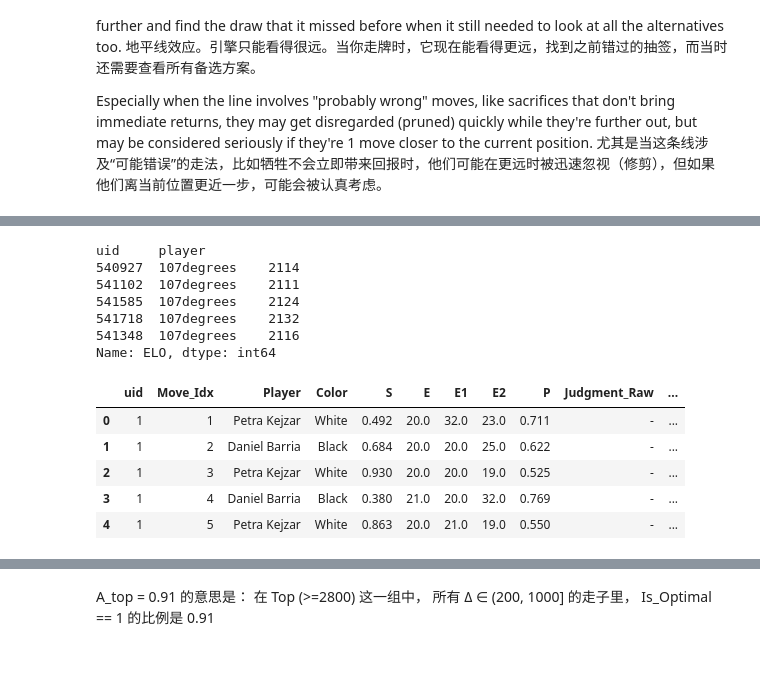
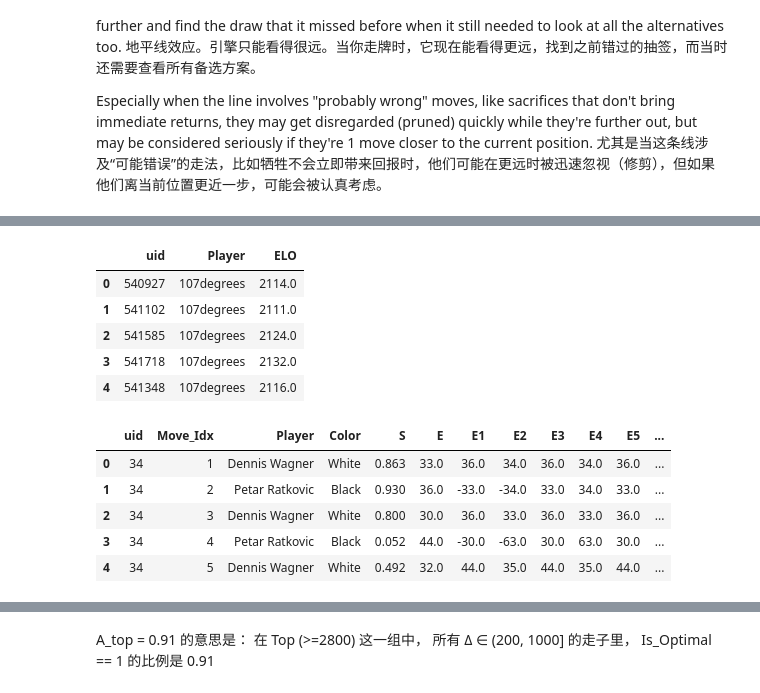
Before and after one commit to zZimablueee/Chess, a Jupyter notebook: complexity/delta_0/delta0.ipynb, the cells around one changed output, grey strips where cells are left out. Cells and saved outputs as stored; diff of their text form; code cells hidden in the pictures; blank space fills up the shorter version.

```diff
--- a/complexity/delta_0/delta0.ipynb
+++ b/complexity/delta_0/delta0.ipynb
@@ -134,0 +247,15 @@ df_moves.head()
+# %%
+# 数值列从object转化为float32
+num_cols = ['S', 'E', 'E1', 'E2', 'E3', 'E4', 'E5', 'P']
+for col in num_cols:
+    df_moves[col] = pd.to_numeric(df_moves[col], errors='coerce').astype(np.float32)
+# 分类列转换
+cat_cols = ['Player', 'Color', 'Judgment_Raw']
+for col in cat_cols:
+    df_moves[col] = df_moves[col].astype('category')
+# 数列空间优化
+df_moves['uid'] = df_moves['uid'].astype(np.int32)
+df_moves['Move_Idx'] = df_moves['Move_Idx'].astype(np.int16)
+df_moves['Is_Error'] = df_moves['Is_Error'].astype(np.uint8)
+df_moves['Is_Blunder'] = df_moves['Is_Blunder'].astype(np.uint8)
+gc.collect()
@@ -206,4 +322,5 @@ df_moves.head(20)
 # %%
 # 查看 Δ_i 的分布
+df_moves['Δ_i'] = pd.to_numeric(df_moves['Δ_i'], errors='coerce').astype(np.float32)
 print(df_moves['Δ_i'].describe())
 # %% [output]
@@ -241 +347,4 @@ df_moves.head(50)
+# %%
+df_moves['Is_Optimal'].dtype
+df_moves['Is_Optimal'] = df_moves['Is_Optimal'].astype(np.int32)
 # %%
@@ -249,31 +362,34 @@ print(f"整体最优率 (Base Accuracy): {fit_df['Is_Optimal'].mean():.2%}")
 # %%
 #加上elo相关信息
-elo_info=pd.read_csv(r"C:\Users\Administrator\Desktop\Chess\ELO\temp.csv",usecols=['uid','player', 'My_Elo'] )
-elo_info=elo_info[['uid','player', 'My_Elo']].rename(columns={'My_Elo':'ELO'})
-elo_info=elo_info.set_index(['uid', 'player'])['ELO']
+# 内存管理
+elo_dtypes = {'uid': np.int32, 'player': 'category', 'My_Elo': np.float32}
+elo_info = pd.read_csv(r"C:\Users\Administrator\Desktop\Chess\ELO\temp.csv",usecols=['uid','player', 'My_Elo'], dtype=elo_dtypes)
+elo_info = elo_info.drop_duplicates(subset=['uid', 'player'])
+elo_info = elo_info.rename(columns={'My_Elo': 'ELO', 'player': 'Player'})
 elo_info.head()
 # %% [output]
-uid     player
-540927  107degrees    2114
-541102  107degrees    2111
-541585  107degrees    2124
-541718  107degrees    2132
-541348  107degrees    2116
-Name: ELO, dtype: int64
+|  | uid | Player | ELO |
+| 0 | 540927 | 107degrees | 2114.0 |
+| 1 | 541102 | 107degrees | 2111.0 |
+| 2 | 541585 | 107degrees | 2124.0 |
+| 3 | 541718 | 107degrees | 2132.0 |
+| 4 | 541348 | 107degrees | 2116.0 |
 # %%
 df_moves = df_moves.merge(
     elo_info,
     left_on=['uid', 'Player'],   # df_moves 中的列
-    right_on=['uid', 'player'],      # elo_info 中的列
+    right_on=['uid', 'Player'],      # elo_info 中的列
     how='left'
 )
+del elo_info
+gc.collect()
 df_moves.head()
 # %% [output]
-|  | uid | Move_Idx | Player | Color | S | E | E1 | E2 | P | Judgment_Raw | ... |
-| 0 | 1 | 1 | Petra Kejzar | White | 0.492 | 20.0 | 32.0 | 23.0 | 0.711 | - | ... |
-| 1 | 1 | 2 | Daniel Barria | Black | 0.684 | 20.0 | 20.0 | 25.0 | 0.622 | - | ... |
-| 2 | 1 | 3 | Petra Kejzar | White | 0.930 | 20.0 | 20.0 | 19.0 | 0.525 | - | ... |
-| 3 | 1 | 4 | Daniel Barria | Black | 0.380 | 21.0 | 20.0 | 32.0 | 0.769 | - | ... |
-| 4 | 1 | 5 | Petra Kejzar | White | 0.863 | 20.0 | 21.0 | 19.0 | 0.550 | - | ... |
+|  | uid | Move_Idx | Player | Color | S | E | E1 | E2 | E3 | E4 | E5 | ... |
+| 0 | 34 | 1 | Dennis Wagner | White | 0.863 | 33.0 | 36.0 | 34.0 | 36.0 | 34.0 | 36.0 | ... |
+| 1 | 34 | 2 | Petar Ratkovic | Black | 0.930 | 36.0 | -33.0 | -34.0 | 33.0 | 34.0 | 33.0 | ... |
+| 2 | 34 | 3 | Dennis Wagner | White | 0.800 | 30.0 | 36.0 | 33.0 | 36.0 | 33.0 | 36.0 | ... |
+| 3 | 34 | 4 | Petar Ratkovic | Black | 0.052 | 44.0 | -30.0 | -63.0 | 30.0 | 63.0 | 30.0 | ... |
+| 4 | 34 | 5 | Dennis Wagner | White | 0.492 | 32.0 | 44.0 | 35.0 | 44.0 | 35.0 | 44.0 | ... |
 # %%
 df_moves['ELO'].describe()
```
Also changed, not shown: parts of 54 cells of this notebook, 1 other file.
